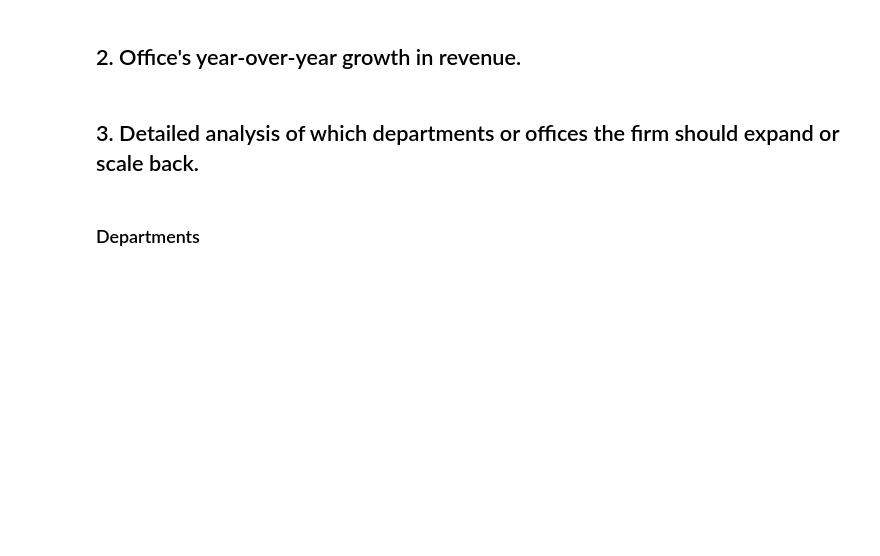
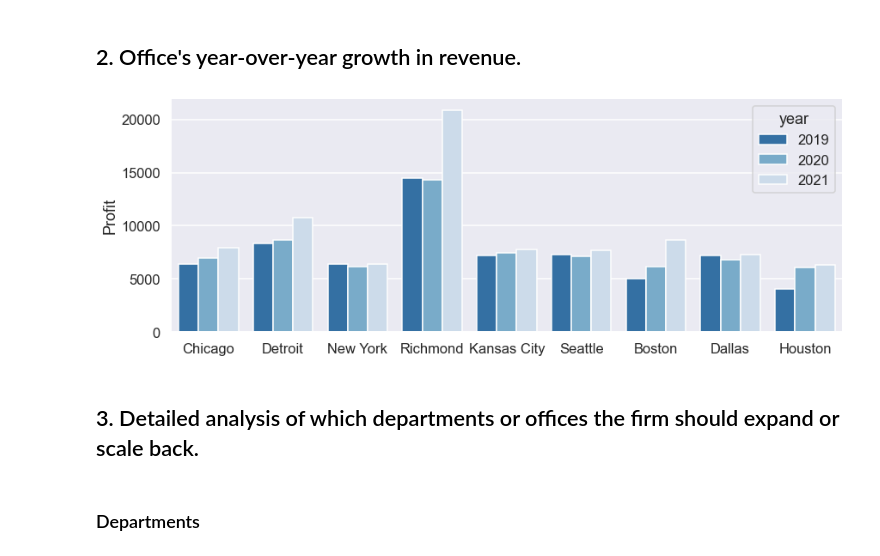
Before and after one commit to carlosiruiz/mnm-data_analyst, a Jupyter notebook: Lawfirm_Analysis.ipynb, the cells around one changed output. Cells and saved outputs as stored; diff of their text form; code cells hidden in the pictures; blank space fills up the shorter version.

```diff
--- a/Lawfirm_Analysis.ipynb
+++ b/Lawfirm_Analysis.ipynb
@@ -46,10 +49,12 @@ plt.savefig('yavgex',transparent=True)
 # %%
 sns.set('talk')
 ax=sns.catplot(
     x='Office',y='profit',hue='year',data=growth,dodge = True,ci=None,kind='bar',
     aspect=2.5,palette="Blues_r", legend_out=False)\
-    .set( xlabel='Profit',ylabel='')
+    .set( ylabel='Profit',xlabel='')
 plt.savefig('yrovyr',transparent=True)
+# %% [output]
+[figure, added]
 # %% [markdown]
 ## 3. Detailed analysis of which departments or offices the firm should expand or scale back.
 # %% [markdown]
```
Also changed, not shown: parts of 10 cells of this notebook, 2 other files.
